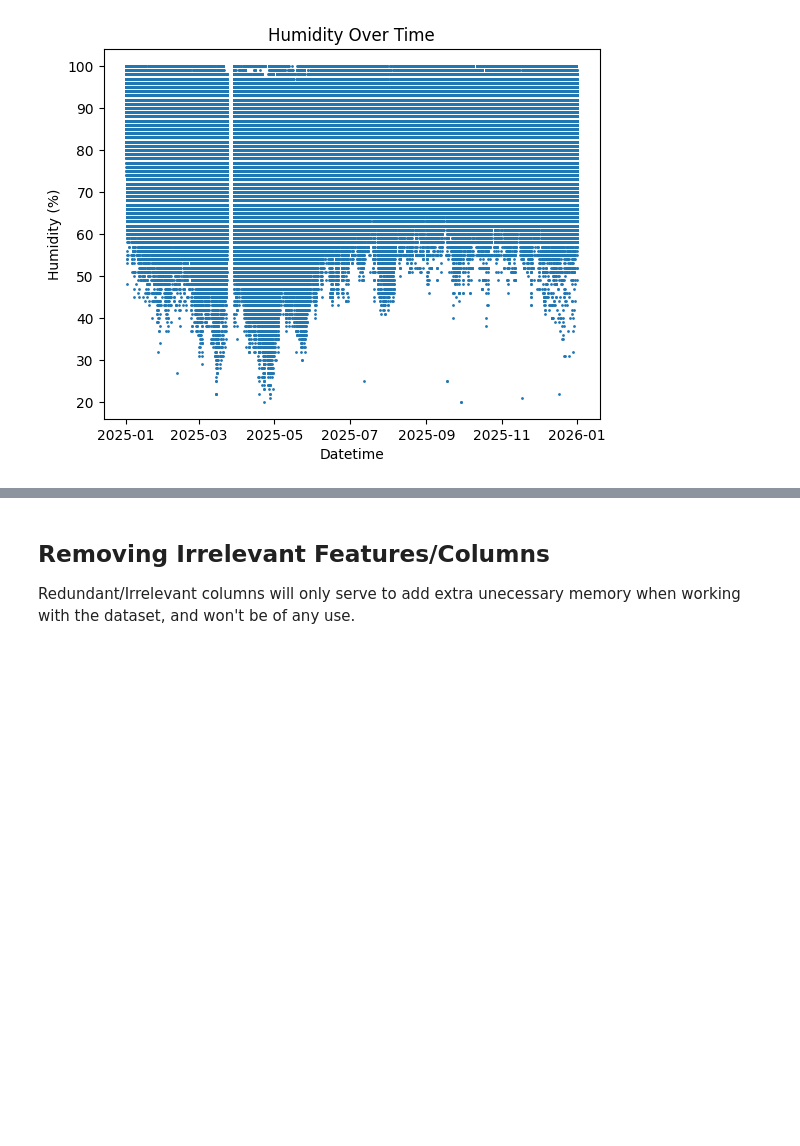
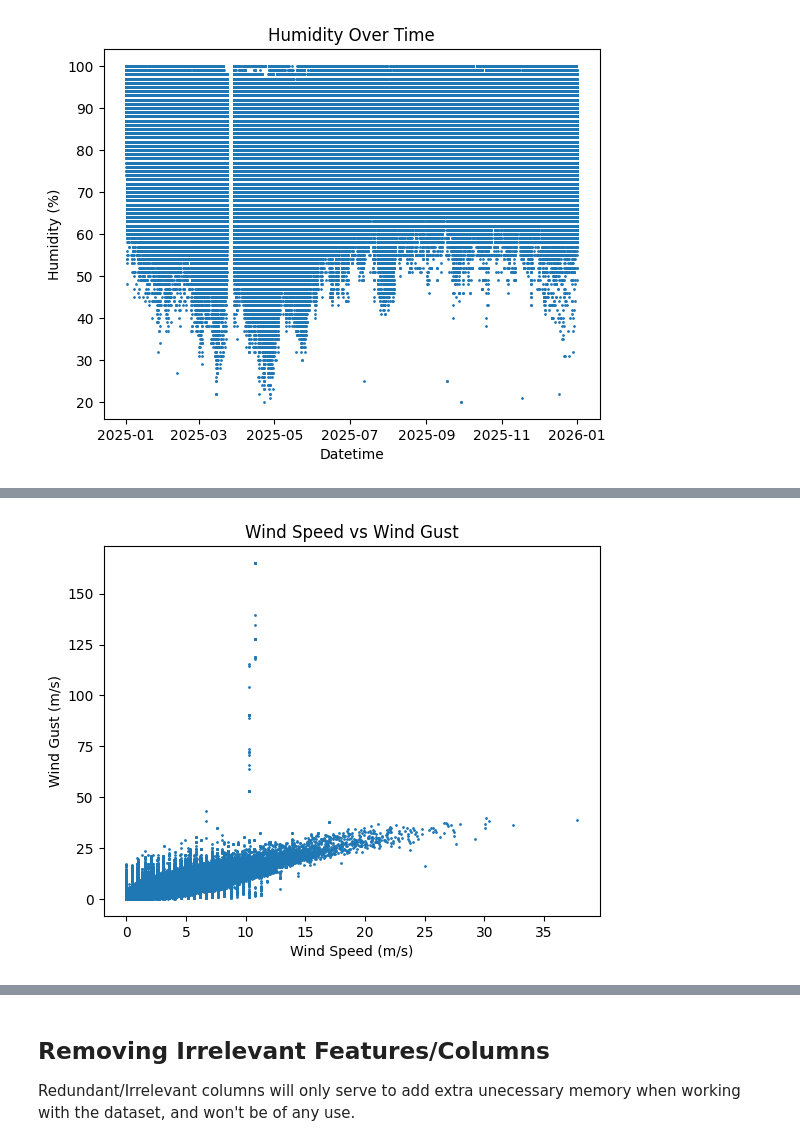
Before and after one commit to Lanzero225/Python-Notebooks, a Jupyter notebook: Philippine Weather/weather.ipynb, the cells around one changed output, grey strips where cells are left out. Saved outputs shown, nothing was run; the diff lists cells and outputs as text; code cells hidden in the pictures; blank space fills up the shorter version.

```diff
--- a/Philippine Weather/weather.ipynb
+++ b/Philippine Weather/weather.ipynb
@@ -262,0 +286,9 @@ plt.show()
+# %%
+plt.figure()
+plt.scatter(weather_dataframe['wind.speed'], weather_dataframe['wind.gust'], s=1)
+plt.xlabel('Wind Speed (m/s)')
+plt.ylabel('Wind Gust (m/s)')
+plt.title('Wind Speed vs Wind Gust')
+plt.show()
+# %% [output]
+[figure, added]
```
Also changed, not shown: parts of 8 cells of this notebook.
